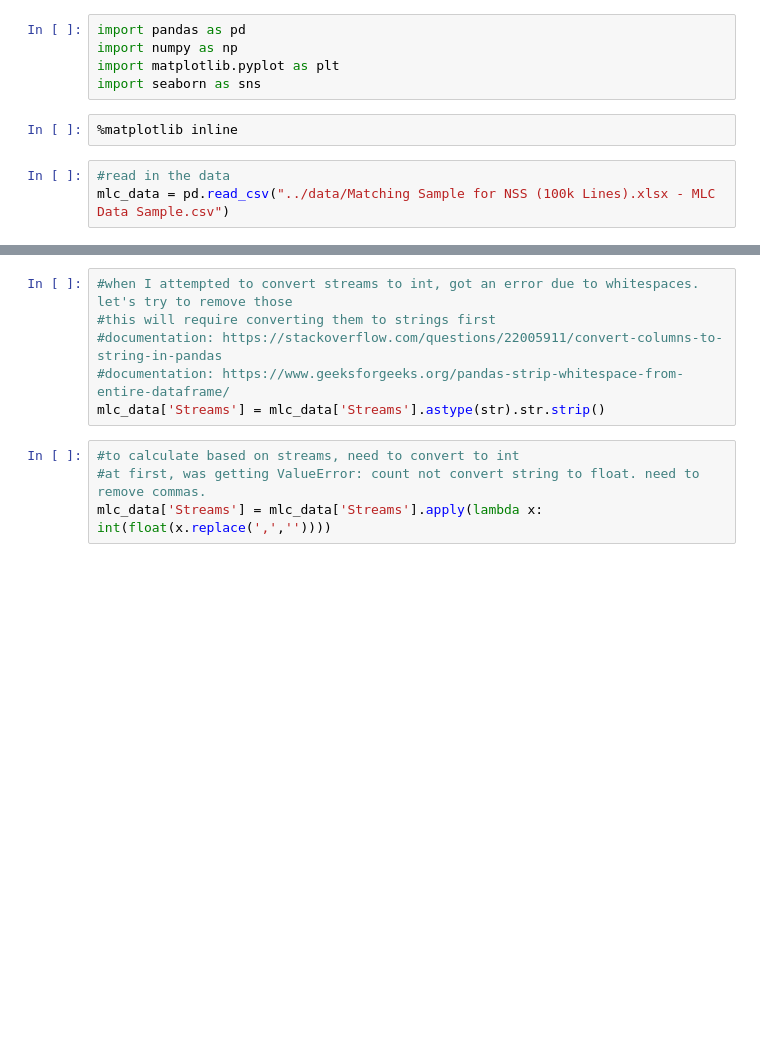
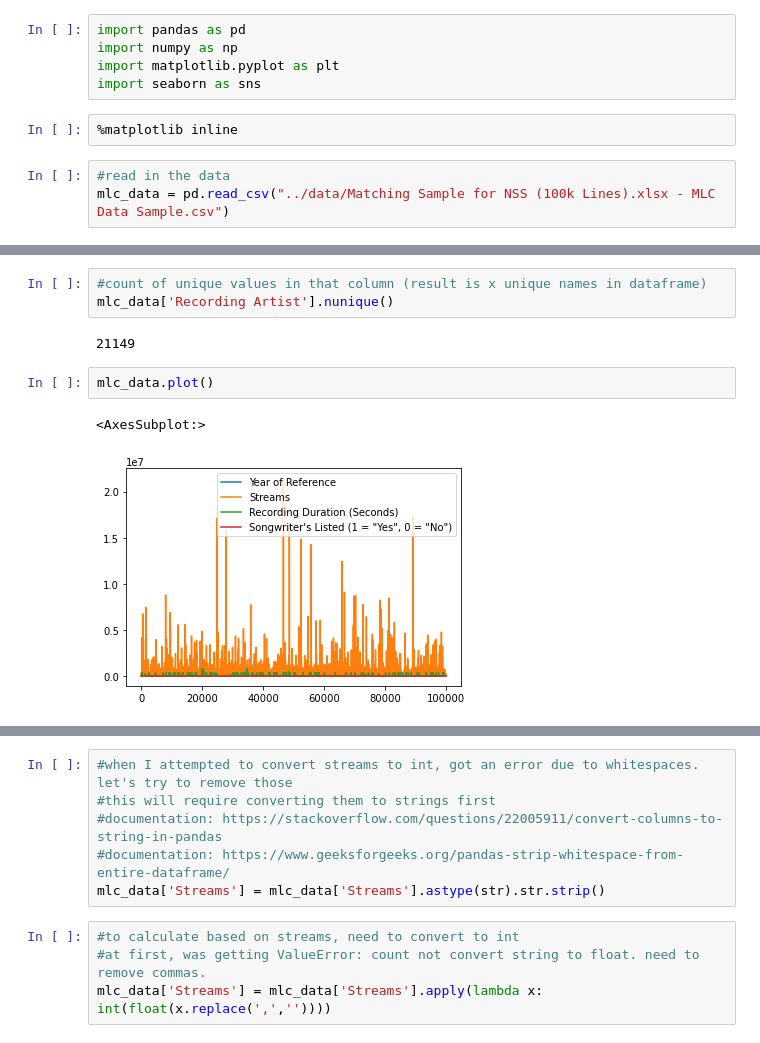
Before and after one commit to NSS-Data-Analytics-Cohort-6/mlc-project-pythons-on-a-plane, a Jupyter notebook: notebooks/mlc_streaming_data.ipynb, the cells around one changed output, grey strips where cells are left out. Drawn from its saved outputs; the diff is of its cells as text; blank space fills up the shorter version.

```diff
--- a/notebooks/mlc_streaming_data.ipynb
+++ b/notebooks/mlc_streaming_data.ipynb
@@ -53,0 +121,10 @@ memory usage: 9.9+ MB
+# %%
+#count of unique values in that column (result is x unique names in dataframe)
+mlc_data['Recording Artist'].nunique()
+# %% [output]
+21149
+# %%
+mlc_data.plot()
+# %% [output]
+<AxesSubplot:>
+[figure, added]
```
Also changed, not shown: parts of 11 cells of this notebook.
